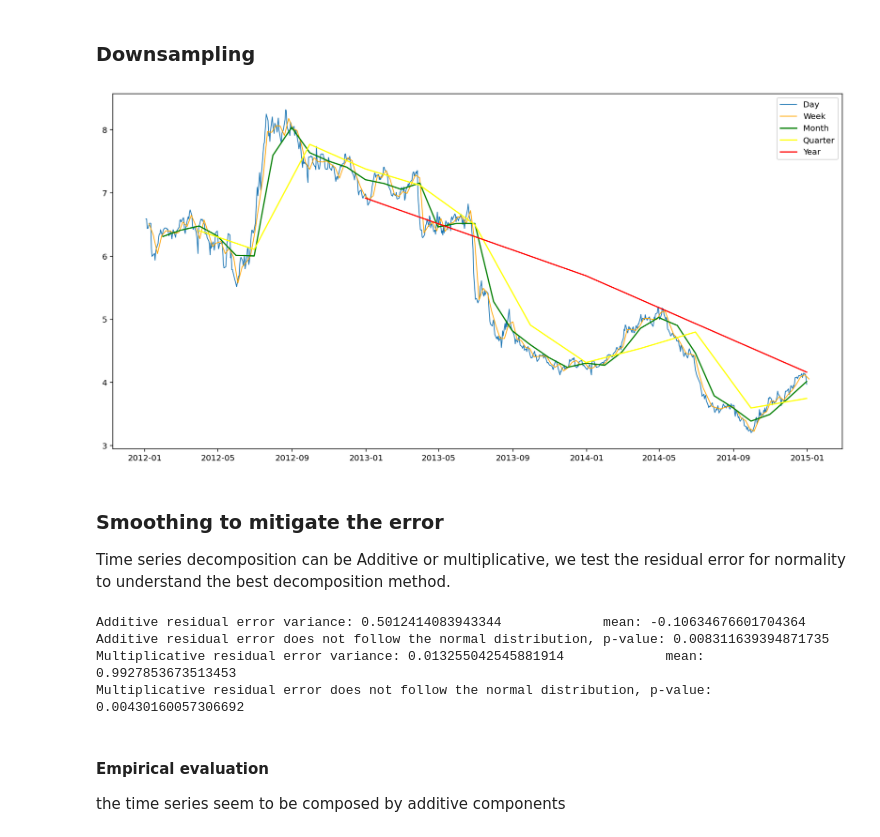
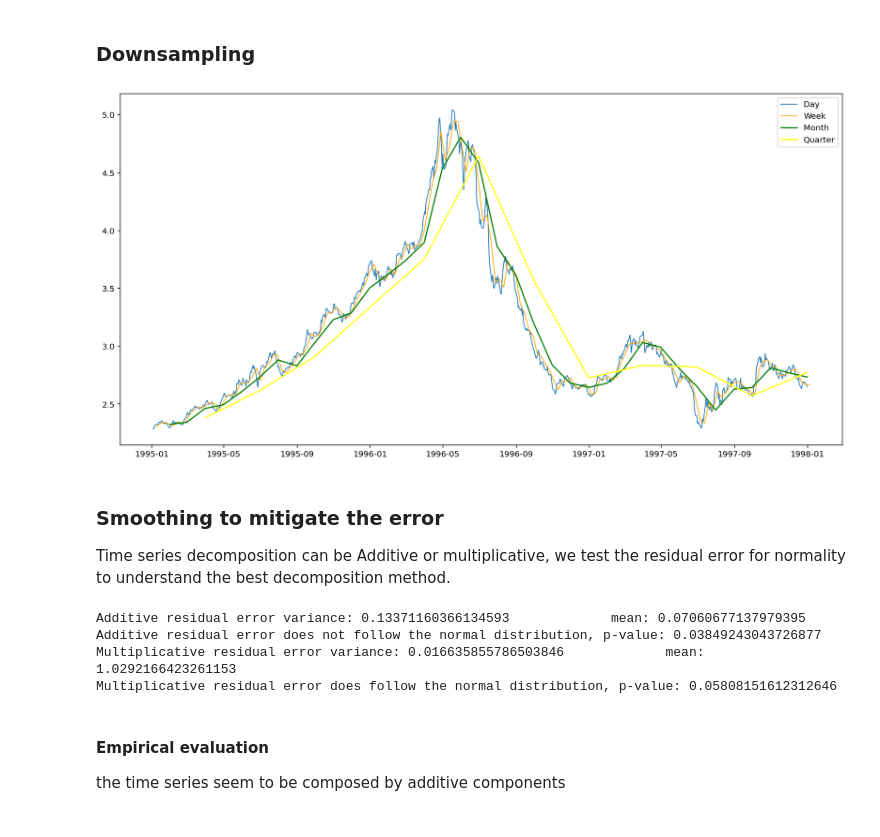
Before and after one commit to StefanoMarzo/commodity-price-prediction, a Jupyter notebook: agricoltural-price-prediction.ipynb, the cells around one changed output. Drawn from its saved outputs; the diff is of its cells as text; code cells hidden in the pictures.

```diff
--- a/agricoltural-price-prediction.ipynb
+++ b/agricoltural-price-prediction.ipynb
@@ -172,7 +172,7 @@ corn_data.rename(columns={' value': 'value'}, inplace=True) #bug on value fixed
 weather_data.rename(columns={'DATE': 'date'}, inplace=True) #rename date column
 corn_data.index = pd.to_datetime(corn_data.index)
 
-start_date, end_date = '2012-01-01', '2015-01-01'
+start_date, end_date = '1995-01-01', '1998-01-01'
 
 #corn data
 corn_date_filter = (corn_data.index > start_date) & (corn_data.index <= end_date)
@@ -222,36 +214,36 @@ corn_data_clean_week = corn_data_filter_date.resample('W').mean()
 corn_data_clean_month = corn_data_filter_date.resample('M').mean()
 corn_data_clean_quarter = corn_data_filter_date.resample('Q').mean()
 corn_data_clean_year = corn_data_filter_date.resample('Y').mean()
 
 #Uncomment the most suitable for corn data
 #resample_period, resample_label = 365, 'D'
 resample_period, resample_label = 52, 'W'
 #resample_period, resample_label = 12, 'M'
 #resample_period, resample_label = 3, 'Q'
 #resample_period, resample_label = 1, 'Y'
 
 #corn data
 corn_data_clean = corn_data_filter_date.resample(resample_label).mean()
 
 #weather data
 weather_data_clean = weather_data_filter_date.resample(resample_label).mean()
 
 
 plt.rcParams.update({'figure.figsize':(16,8)})
 
 #plt.plot(yout)
 plt.plot(corn_data_filter_date['value'], linewidth=1, label='Day')
 plt.plot(corn_data_clean_week['value'], color='orange', linewidth=1, label='Week')
 plt.plot(corn_data_clean_month['value'], color='green', label='Month')
 plt.plot(corn_data_clean_quarter['value'], color='yellow', label='Quarter')
-plt.plot(corn_data_clean_year['value'], color='red', label='Year')
+#plt.plot(corn_data_clean_year['value'], color='red', label='Year')
 plt.legend()
 
-
+#plt.savefig('imgs/downsampling.eps', format='eps')
 plt.show()
 #weather_data_clean
 # %% [output]
-[figure, old version]
+[figure, new version]
 # %% [markdown]
 ### Smoothing to mitigate the error
 Time series decomposition can be Additive or multiplicative, we test the residual error for normality to understand the best decomposition method.
@@ -296,10 +288,10 @@ def show_density(residuals, label='Data', bins = 20):
 norm_test(result_corn_add.resid, 'Additive residual error')
 norm_test(result_corn_mul.resid, 'Multiplicative residual error')
 # %% [output]
-Additive residual error variance: 0.5012414083943344             mean: -0.10634676601704364
-Additive residual error does not follow the normal distribution, p-value: 0.008311639394871735
-Multiplicative residual error variance: 0.013255042545881914             mean: 0.9927853673513453
-Multiplicative residual error does not follow the normal distribution, p-value: 0.00430160057306692
+Additive residual error variance: 0.13371160366134593             mean: 0.07060677137979395
+Additive residual error does not follow the normal distribution, p-value: 0.03849243043726877
+Multiplicative residual error variance: 0.016635855786503846             mean: 1.0292166423261153
+Multiplicative residual error does follow the normal distribution, p-value: 0.05808151612312646
 # %% [markdown]
 #### Empirical evaluation
 the time series seem to be composed by additive components
```
Also changed, not shown: parts of 30 cells of this notebook, 8 other files.
